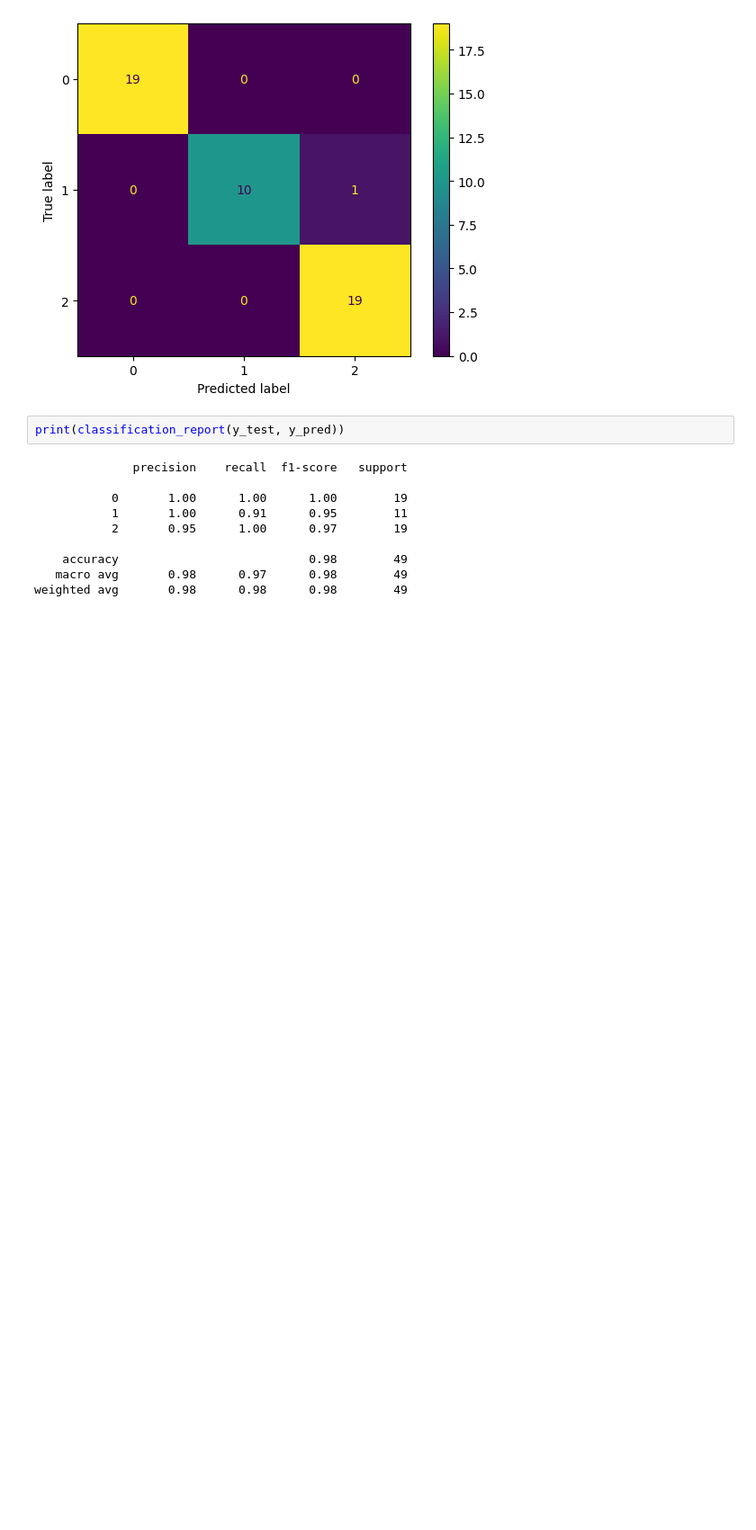
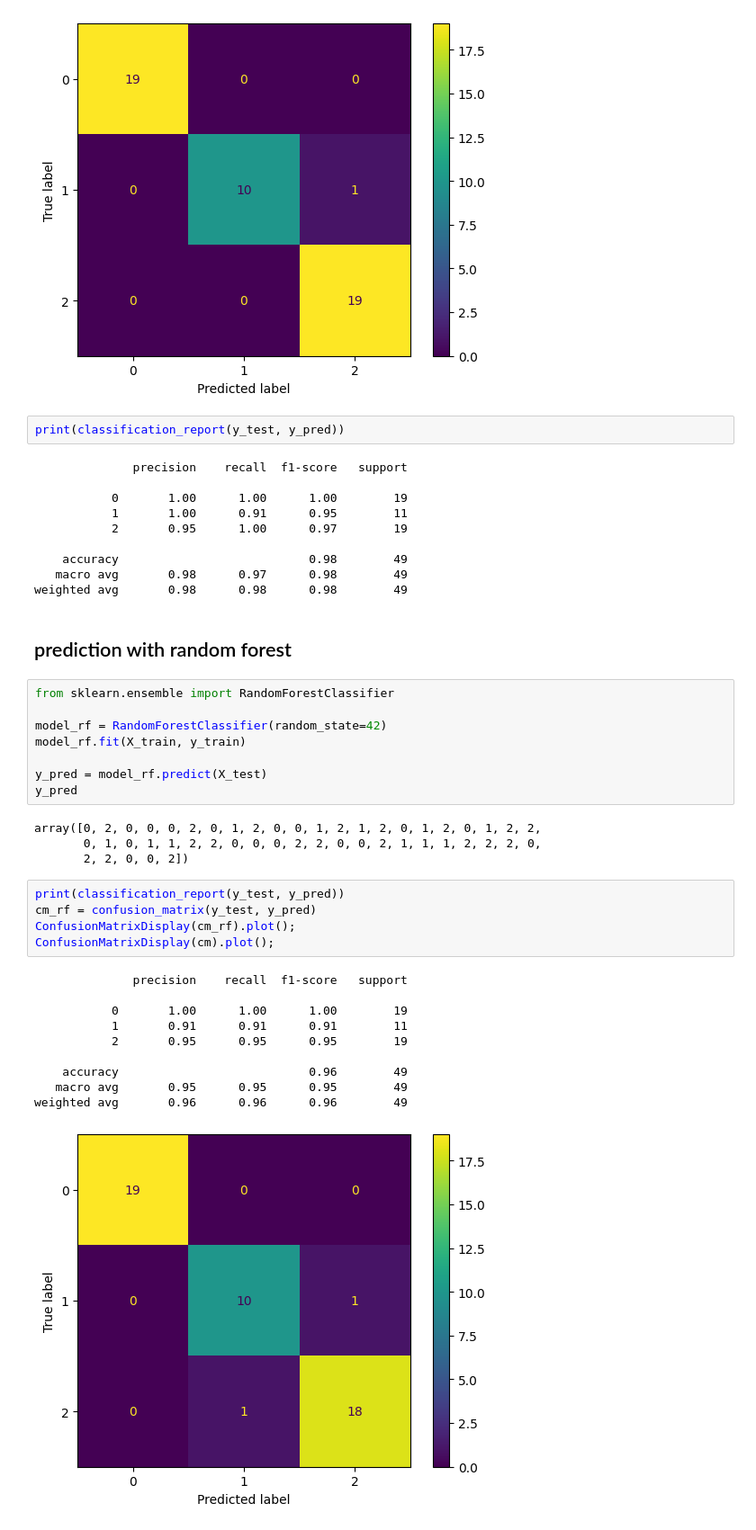
Before and after one commit to Natali-Dev/ai_engineering_natali_harju, a Jupyter notebook: exercises/2_classification/iris_flower.ipynb, the cells around one changed output. Shown: that part at 90% size. Cells and saved outputs as stored; diff of their text form; blank space fills up the shorter version.

Commit message:
testing with random forest

```diff
--- a/exercises/2_classification/iris_flower.ipynb
+++ b/exercises/2_classification/iris_flower.ipynb
@@ -283,3 +269,33 @@ print(classification_report(y_test, y_pred))
     accuracy                           0.98        49
    macro avg       0.98      0.97      0.98        49
 weighted avg       0.98      0.98      0.98        49
+# %% [markdown]
+## prediction with random forest
+# %%
+from sklearn.ensemble import RandomForestClassifier
+
+model_rf = RandomForestClassifier(random_state=42)
+model_rf.fit(X_train, y_train)
+
+y_pred = model_rf.predict(X_test)
+y_pred
+# %% [output]
+array([0, 2, 0, 0, 0, 2, 0, 1, 2, 0, 0, 1, 2, 1, 2, 0, 1, 2, 0, 1, 2, 2,
+       0, 1, 0, 1, 1, 2, 2, 0, 0, 0, 2, 2, 0, 0, 2, 1, 1, 1, 2, 2, 2, 0,
+       2, 2, 0, 0, 2])
+# %%
+print(classification_report(y_test, y_pred))
+cm_rf = confusion_matrix(y_test, y_pred)
+ConfusionMatrixDisplay(cm_rf).plot();
+ConfusionMatrixDisplay(cm).plot();
+# %% [output]
+              precision    recall  f1-score   support
+
+           0       1.00      1.00      1.00        19
+           1       0.91      0.91      0.91        11
+           2       0.95      0.95      0.95        19
+
+    accuracy                           0.96        49
+   macro avg       0.95      0.95      0.95        49
+weighted avg       0.96      0.96      0.96        49
+[figure, added]
```
Also changed, not shown: parts of 2 cells of this notebook, 1 other file.
